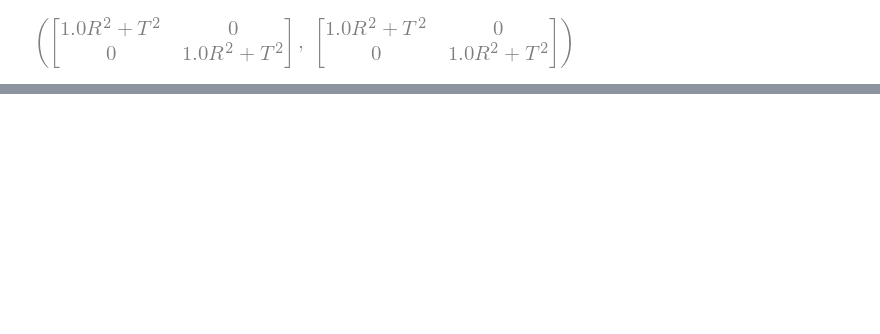
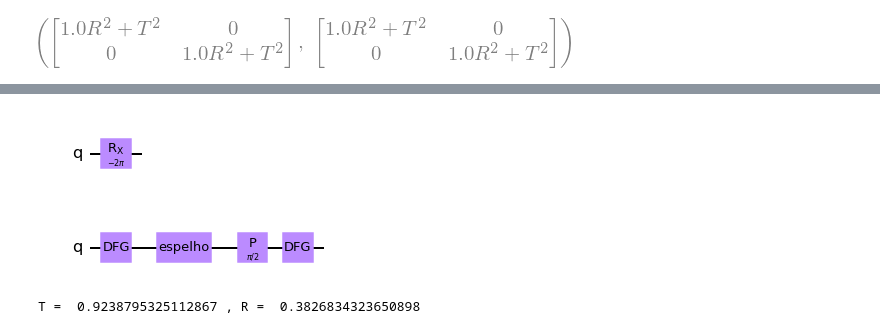
Before and after one commit to abbarreto/qiskit, a Jupyter notebook: 20_elitzur_vaidman_bomb.ipynb, the cells around one changed output, grey strips where cells are left out. Drawn from its saved outputs; the diff is of its cells as text; code cells hidden in the pictures; blank space fills up the shorter version.

```diff
--- a/20_elitzur_vaidman_bomb.ipynb
+++ b/20_elitzur_vaidman_bomb.ipynb
@@ -181,0 +168,34 @@ Notemos que essas são as duas operações mais importantes no IMZ, uma cria sup
+# %%
+def qc_dfg(th):
+    qc = QuantumCircuit(1, name = 'DFG')
+    qc.rx(-2*th, 0)
+    return qc
+qc_dfg_ = qc_dfg(math.pi); qc_dfg_.draw(output = 'mpl')
+# %% [output]
+[figure, added]
+# %%
+def qc_imzg(th, ph):
+    qc = QuantumCircuit(1, name = 'IMZG')
+    qc_dfg_ = qc_dfg(th); qc.append(qc_dfg_, [0])
+    qc_espelho_ = qc_espelho(); qc.append(qc_espelho_, [0])
+    qc.p(ph, 0)
+    qc_dfg_ = qc_dfg(th); qc.append(qc_dfg_, [0])
+    return qc
+qc_imzg_ = qc_imzg(math.pi, math.pi/2); qc_imzg_.draw(output = 'mpl')
+# %% [output]
+[figure, added]
+# %%
+phmax = 2*math.pi; dph = phmax/20; ph = np.arange(0, phmax+dph, dph)#; ph
+th = math.pi/8
+print('T = ', math.cos(th), ', R = ', math.sin(th))
+d = ph.shape[0]; PD0teo = np.zeros(d); PD0sim = np.zeros(d);
+for j in range(0, d):
+    PD0teo[j] = 2*math.sin(th)**2*math.cos(th)**2*(1+math.cos(ph[j])) # theoretical
+    qc = QuantumCircuit(1)
+    qc_imzg_ = qc_imzg(th, ph[j]); qc.append(qc_imzg_, [0])
+    qstc = state_tomography_circuits(qc, [0]) # circuit for state tomography
+    job = qiskit.execute(qstc, Aer.get_backend('qasm_simulator'), shots=nshots)
+    qstf = StateTomographyFitter(job.result(), qstc); rho = qstf.fit(method='lstsq')
+    PD0sim[j] = rho[0,0].real
+# %% [output]
+T =  0.9238795325112867 , R =  0.3826834323650898
```
Also changed, not shown: parts of 31 cells of this notebook, 6 other files.
